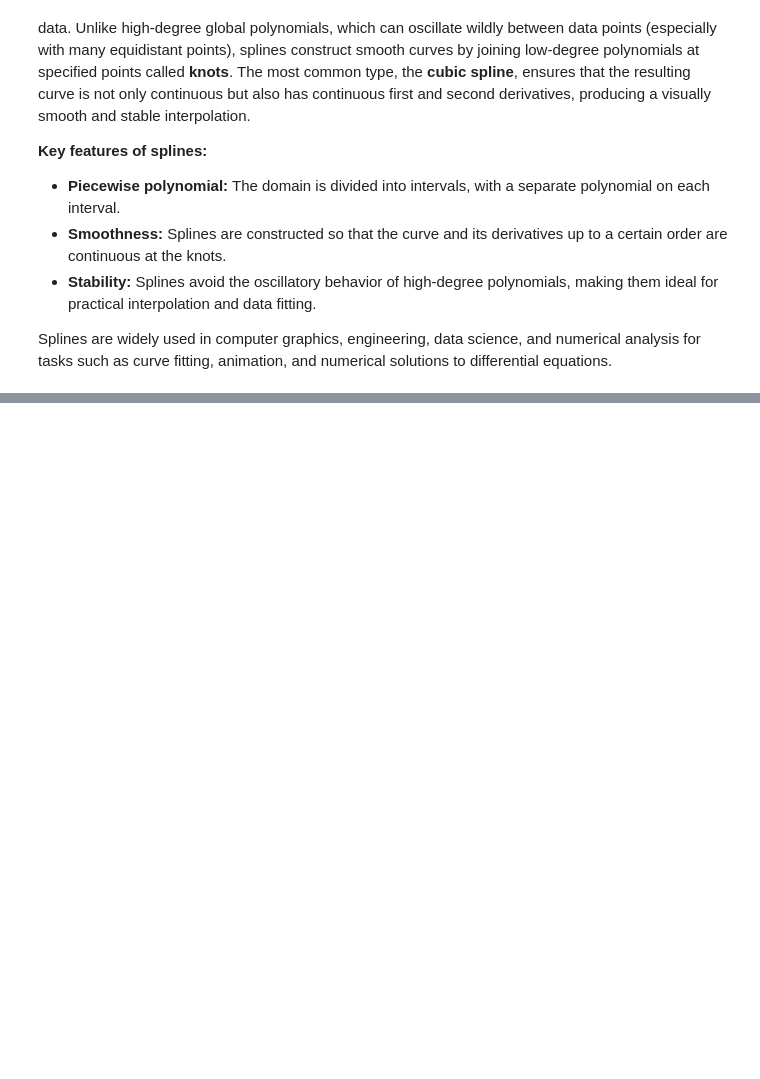
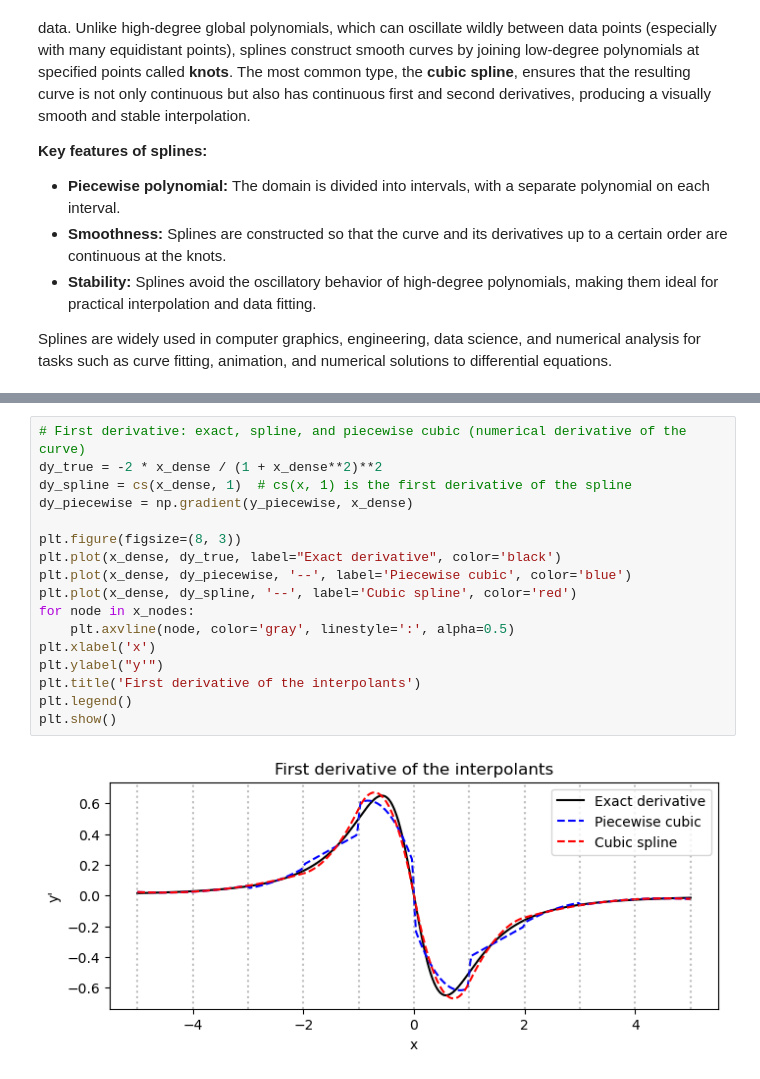
Before and after one commit to galendal/MAT160_H26, a Jupyter notebook: 10 interpolation.ipynb, the cells around one changed output, grey strips where cells are left out. Saved outputs shown, nothing was run; the diff lists cells and outputs as text; blank space fills up the shorter version.

```diff
--- a/10 interpolation.ipynb
+++ b/10 interpolation.ipynb
@@ -726,0 +854,19 @@ Splines are widely used in computer graphics, engineering, data science, and num
+# %%
+# First derivative: exact, spline, and piecewise cubic (numerical derivative of the curve)
+dy_true = -2 * x_dense / (1 + x_dense**2)**2
+dy_spline = cs(x_dense, 1)  # cs(x, 1) is the first derivative of the spline
+dy_piecewise = np.gradient(y_piecewise, x_dense)
+
+plt.figure(figsize=(8, 3))
+plt.plot(x_dense, dy_true, label="Exact derivative", color='black')
+plt.plot(x_dense, dy_piecewise, '--', label='Piecewise cubic', color='blue')
+plt.plot(x_dense, dy_spline, '--', label='Cubic spline', color='red')
+for node in x_nodes:
+    plt.axvline(node, color='gray', linestyle=':', alpha=0.5)
+plt.xlabel('x')
+plt.ylabel("y'")
+plt.title('First derivative of the interpolants')
+plt.legend()
+plt.show()
+# %% [output]
+[figure, added]
```
Also changed, not shown: parts of 15 cells of this notebook.
